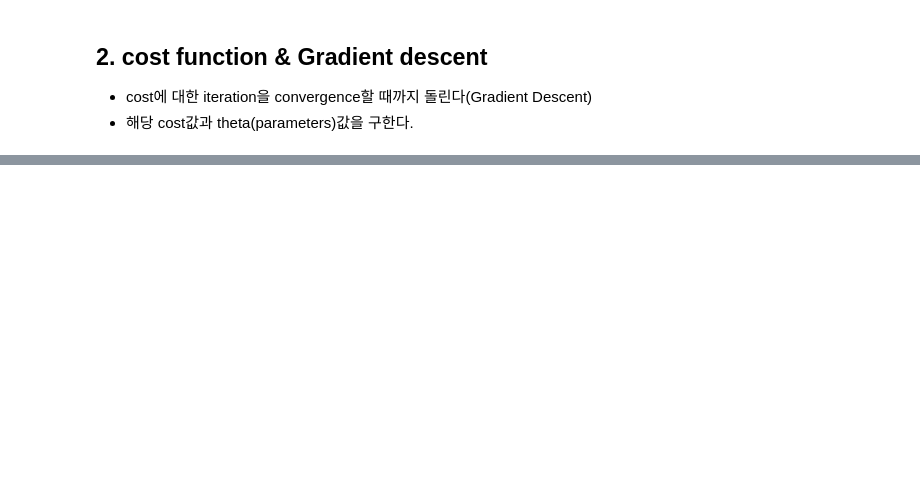
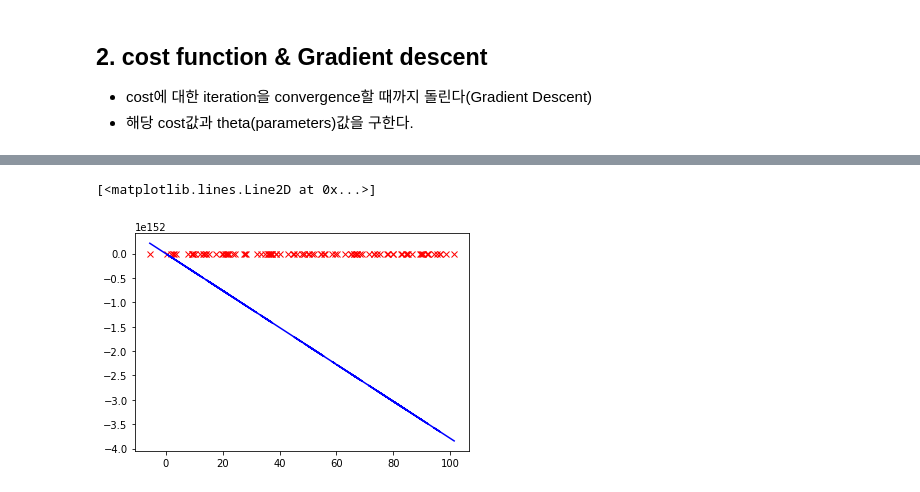
Before and after one commit to chunghyunhee/class_Machine_learing, a Jupyter notebook: ML_assignment_2.ipynb, the cells around one changed output, grey strips where cells are left out. Cells and saved outputs as stored; diff of their text form; code cells hidden in the pictures; blank space fills up the shorter version.

```diff
--- a/ML_assignment_2.ipynb
+++ b/ML_assignment_2.ipynb
@@ -95,0 +143,10 @@ NameError: ignored
+# %%
+# fit되는 데이터 확인
+def final(x):
+  return theta[0]+theta[1]*x
+
+plt.plot(x_data, y_data, 'rx')
+plt.plot(X[:,1], final(X[:,1]),'b-')
+# %% [output]
+[<matplotlib.lines.Line2D at 0x...>]
+[figure, added]
```
Also changed, not shown: parts of 17 cells of this notebook.
